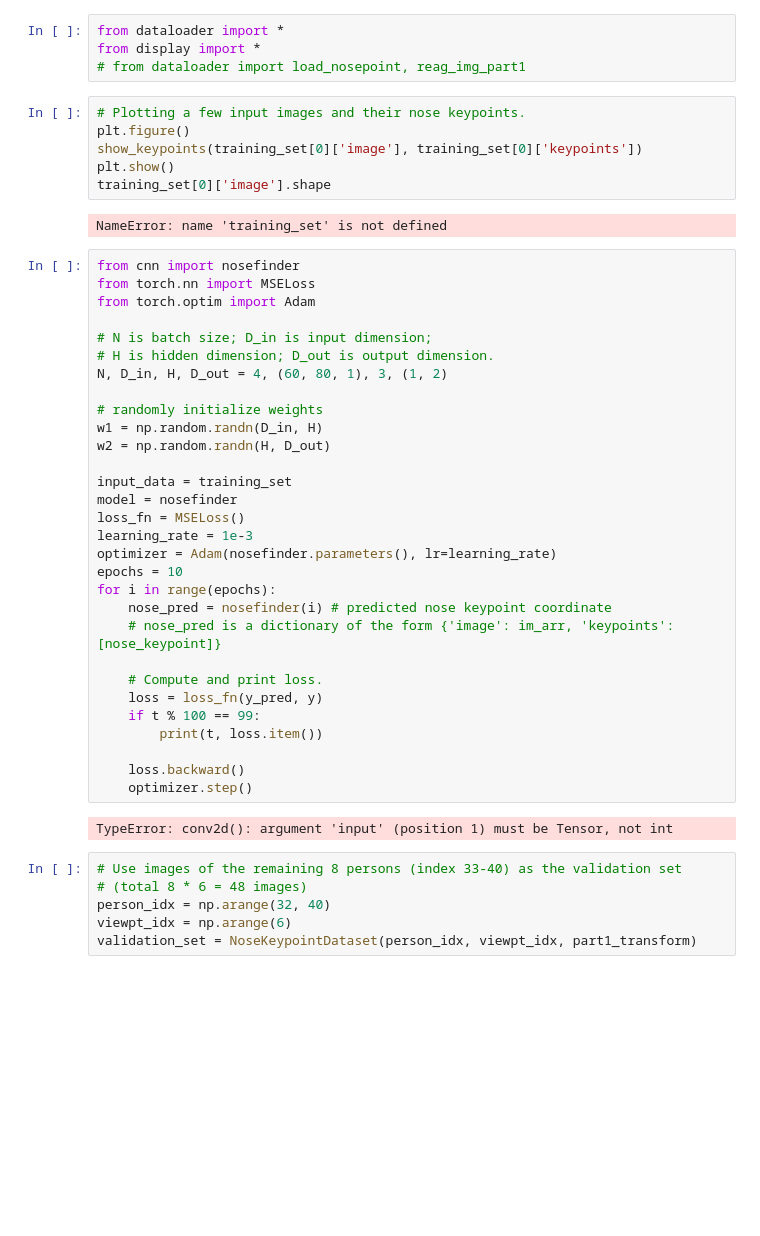
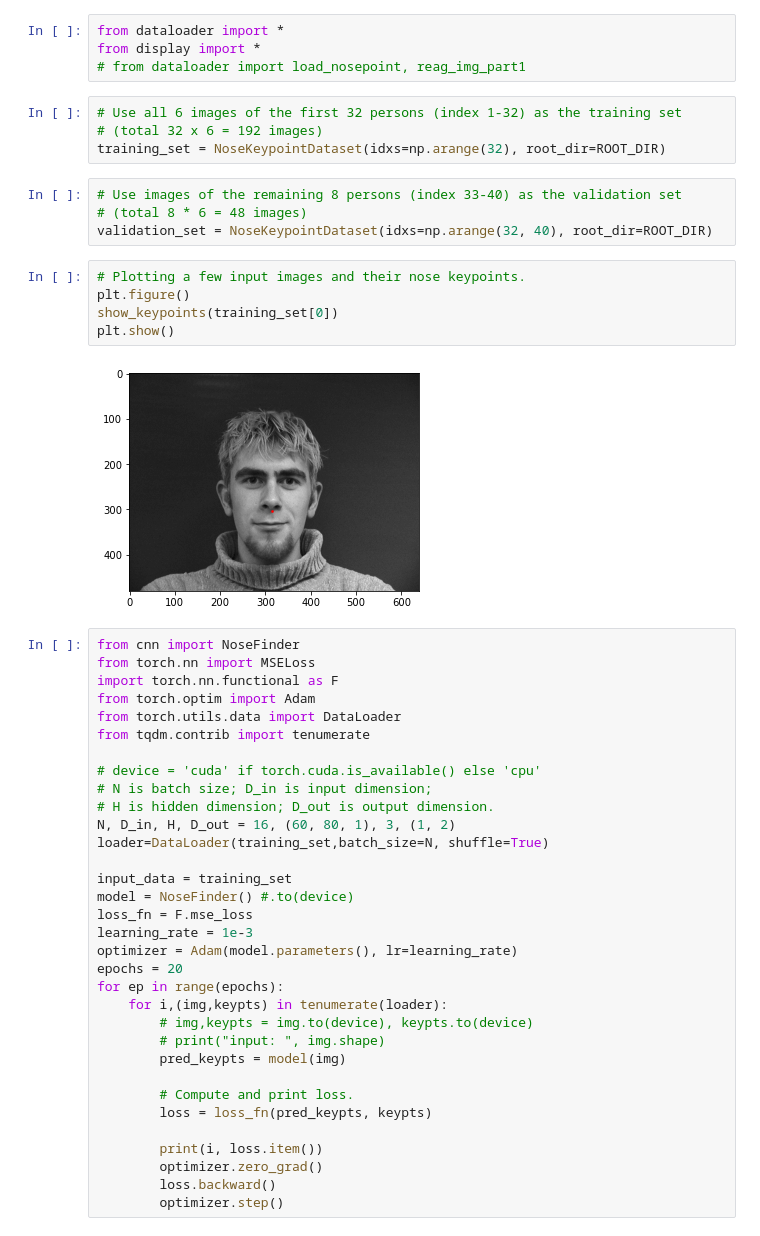
Before and after one commit to aprilsin/cs194-proj4, a Jupyter notebook: part1.ipynb, the cells around one changed output. Saved outputs shown, nothing was run; the diff lists cells and outputs as text; blank space fills up the shorter version.

Commit message:
Train part 1. Fix dataloader, display.

```diff
--- a/part1.ipynb
+++ b/part1.ipynb
@@ -11,49 +11,51 @@ from torch.utils.data import DataLoader
 from dataloader import *
 from display import *
 # from dataloader import load_nosepoint, reag_img_part1
+# %%
+# Use all 6 images of the first 32 persons (index 1-32) as the training set
+# (total 32 x 6 = 192 images)
+training_set = NoseKeypointDataset(idxs=np.arange(32), root_dir=ROOT_DIR)
+# %%
+# Use images of the remaining 8 persons (index 33-40) as the validation set
+# (total 8 * 6 = 48 images)
+validation_set = NoseKeypointDataset(idxs=np.arange(32, 40), root_dir=ROOT_DIR)
 # %%
 # Plotting a few input images and their nose keypoints.
 plt.figure()
-show_keypoints(training_set[0]['image'], training_set[0]['keypoints'])
+show_keypoints(training_set[0])
 plt.show()
-training_set[0]['image'].shape
 # %% [output]
-NameError: name 'training_set' is not defined
+[figure, added]
 # %%
-from cnn import nosefinder
+from cnn import NoseFinder
 from torch.nn import MSELoss
+import torch.nn.functional as F
 from torch.optim import Adam
+from torch.utils.data import DataLoader
+from tqdm.contrib import tenumerate
 
+# device = 'cuda' if torch.cuda.is_available() else 'cpu'
 # N is batch size; D_in is input dimension;
 # H is hidden dimension; D_out is output dimension.
-N, D_in, H, D_out = 4, (60, 80, 1), 3, (1, 2)
-
-# randomly initialize weights
-w1 = np.random.randn(D_in, H)
-w2 = np.random.randn(H, D_out)
+N, D_in, H, D_out = 16, (60, 80, 1), 3, (1, 2)
+loader=DataLoader(training_set,batch_size=N, shuffle=True)
 
 input_data = training_set
-model = nosefinder
-loss_fn = MSELoss()
+model = NoseFinder() #.to(device)
+loss_fn = F.mse_loss
 learning_rate = 1e-3
-optimizer = Adam(nosefinder.parameters(), lr=learning_rate)
-epochs = 10
-for i in range(epochs):
-    nose_pred = nosefinder(i) # predicted nose keypoint coordinate
-    # nose_pred is a dictionary of the form {'image': im_arr, 'keypoints': [nose_keypoint]}
+optimizer = Adam(model.parameters(), lr=learning_rate)
+epochs = 20
+for ep in range(epochs):
+    for i,(img,keypts) in tenumerate(loader):
+        # img,keypts = img.to(device), keypts.to(device)
+        # print("input: ", img.shape)
+        pred_keypts = model(img)
 
-    # Compute and print loss.
-    loss = loss_fn(y_pred, y)
-    if t % 100 == 99:
-        print(t, loss.item())
+        # Compute and print loss.
+        loss = loss_fn(pred_keypts, keypts)
 
-    loss.backward()
-    optimizer.step()
+        print(i, loss.item())
+        optimizer.zero_grad()
+        loss.backward()
+        optimizer.step()
-# %% [output]
-TypeError: conv2d(): argument 'input' (position 1) must be Tensor, not int
-# %%
-# Use images of the remaining 8 persons (index 33-40) as the validation set
-# (total 8 * 6 = 48 images)
-person_idx = np.arange(32, 40)
-viewpt_idx = np.arange(6)
-validation_set = NoseKeypointDataset(person_idx, viewpt_idx, part1_transform)
```
Also changed, not shown: parts of 2 cells of this notebook, 5 other files.
